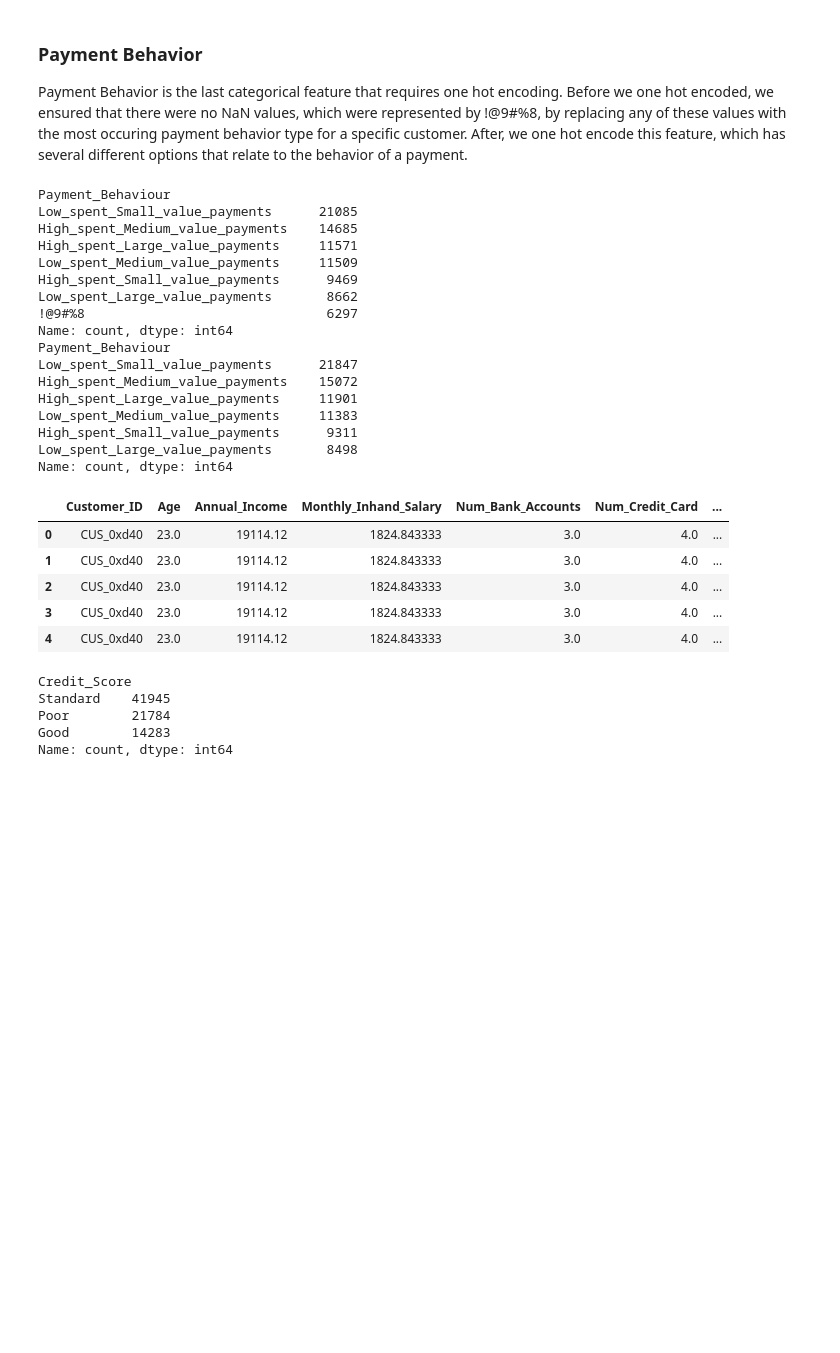
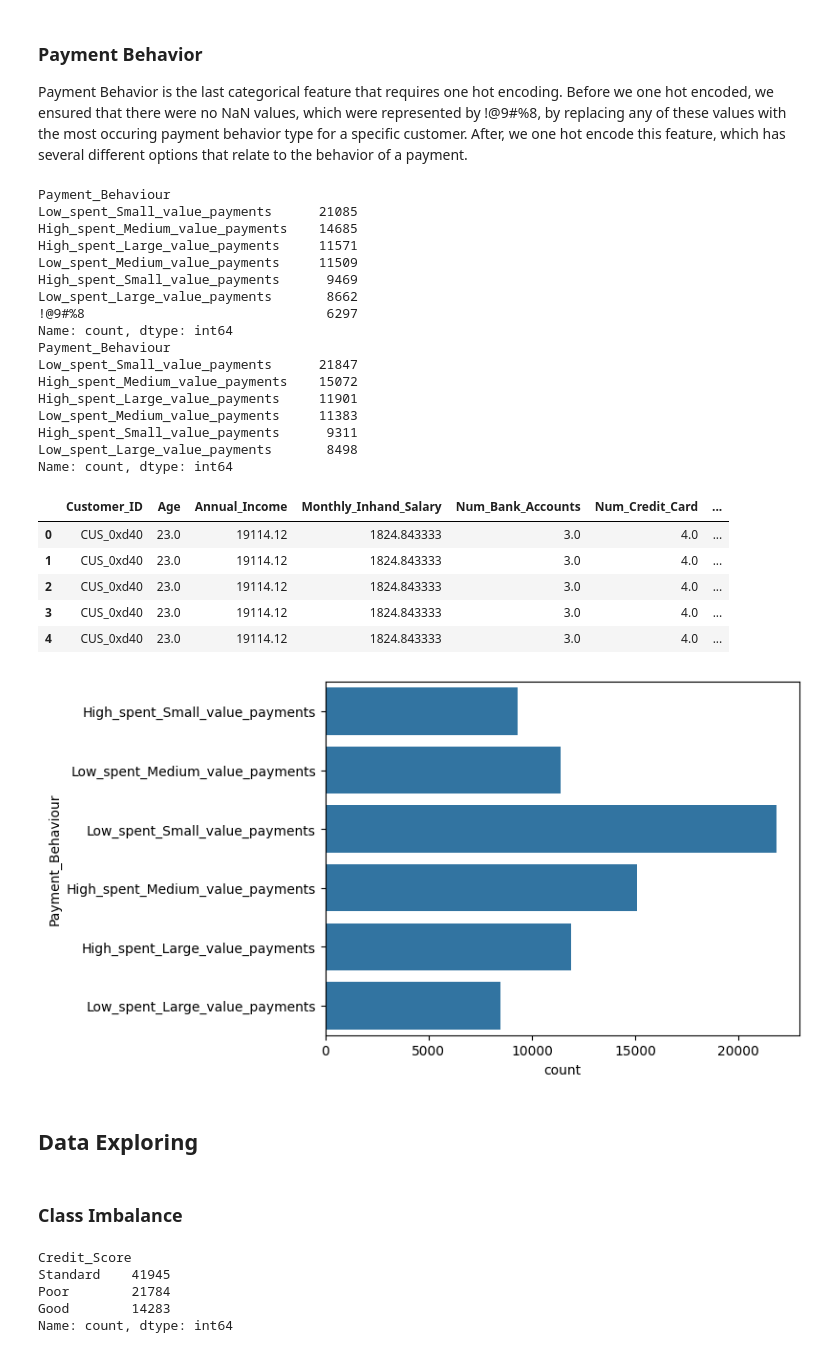
Before and after one commit to AyujVerma/Credit-Score-Classifier, a Jupyter notebook: credit_score.ipynb, the cells around one changed output. Saved outputs shown, nothing was run; the diff lists cells and outputs as text; code cells hidden in the pictures; blank space fills up the shorter version.

```diff
--- a/credit_score.ipynb
+++ b/credit_score.ipynb
@@ -955,6 +966,7 @@ print(data['Payment_Behaviour'].value_counts())
 
 grouped_data = data.groupby('Customer_ID')
 data['Payment_Behaviour'] = grouped_data['Payment_Behaviour'].transform(lambda x: replace_invalid_with_mode(x, '!@9#%8'))
+sns.countplot(data['Payment_Behaviour'])
 
 data.dropna(subset=['Payment_Behaviour'], inplace = True)
 
@@ -963,33 +975,38 @@ print(data['Payment_Behaviour'].value_counts())
 # One hot encode:
 occupation_dummies = pd.get_dummies(data['Payment_Behaviour'], prefix = 'Payment_Behaviour')
 data = pd.concat([data, occupation_dummies], axis = 1)
 data.drop('Payment_Behaviour', axis = 1, inplace = True)
 
 data.head()
 # %% [output]
 Payment_Behaviour
 Low_spent_Small_value_payments      21085
 High_spent_Medium_value_payments    14685
 High_spent_Large_value_payments     11571
 Low_spent_Medium_value_payments     11509
 High_spent_Small_value_payments      9469
 Low_spent_Large_value_payments       8662
 !@9#%8                               6297
 Name: count, dtype: int64
 Payment_Behaviour
 Low_spent_Small_value_payments      21847
 High_spent_Medium_value_payments    15072
 High_spent_Large_value_payments     11901
 Low_spent_Medium_value_payments     11383
 High_spent_Small_value_payments      9311
 Low_spent_Large_value_payments       8498
 Name: count, dtype: int64
 |  | Customer_ID | Age | Annual_Income | Monthly_Inhand_Salary | Num_Bank_Accounts | Num_Credit_Card | ... |
 | 0 | CUS_0xd40 | 23.0 | 19114.12 | 1824.843333 | 3.0 | 4.0 | ... |
 | 1 | CUS_0xd40 | 23.0 | 19114.12 | 1824.843333 | 3.0 | 4.0 | ... |
 | 2 | CUS_0xd40 | 23.0 | 19114.12 | 1824.843333 | 3.0 | 4.0 | ... |
 | 3 | CUS_0xd40 | 23.0 | 19114.12 | 1824.843333 | 3.0 | 4.0 | ... |
 | 4 | CUS_0xd40 | 23.0 | 19114.12 | 1824.843333 | 3.0 | 4.0 | ... |
+[figure, added]
+# %% [markdown]
+## Data Exploring
+# %% [markdown]
+### Class Imbalance
 # %%
 credit_score_counts = data['Credit_Score'].value_counts()
 print(credit_score_counts)
```
Also changed, not shown: parts of 5 cells of this notebook.
